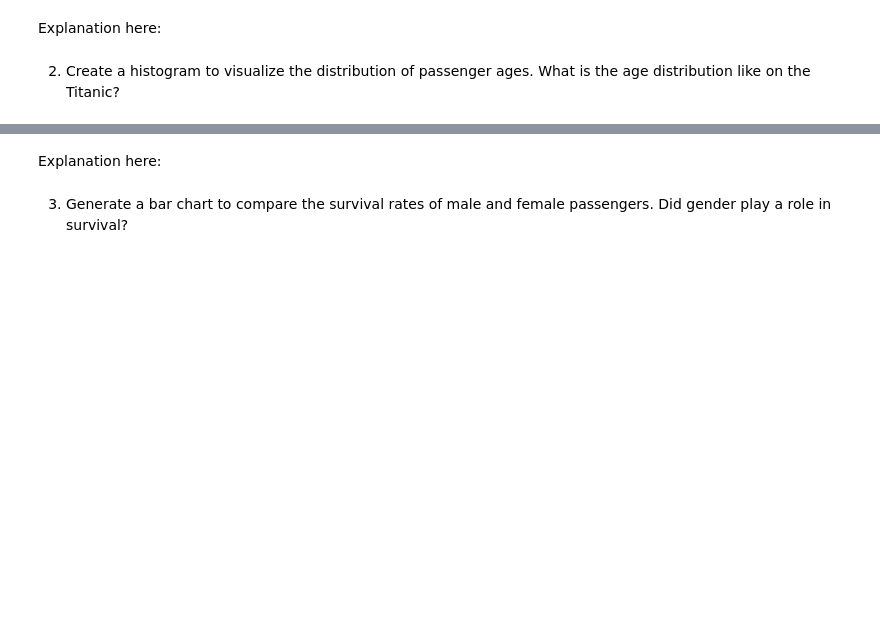
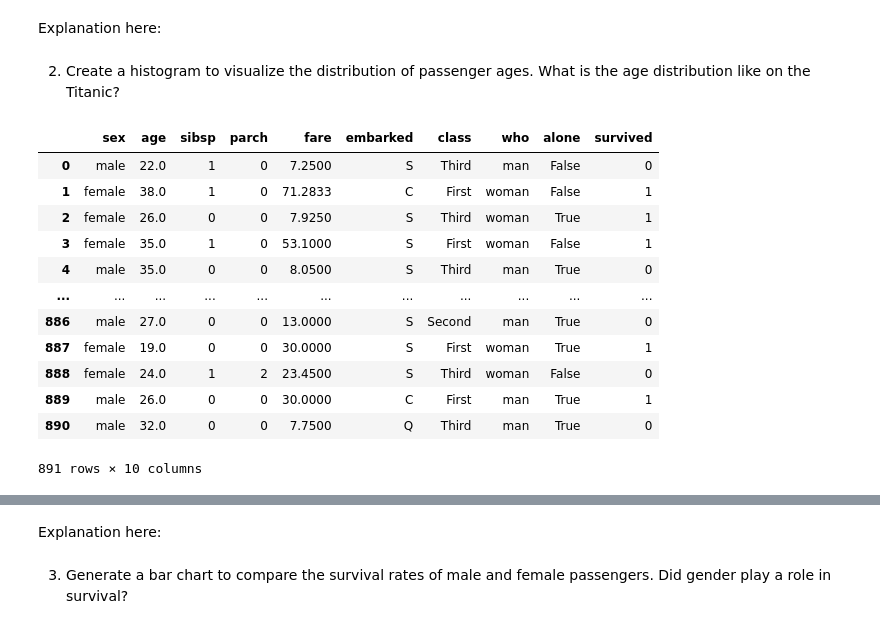
Before and after one commit to AvRob0/Avrob0.github.io, a Jupyter notebook: Week_4_Assignment_4_1.ipynb, the cells around one changed output, grey strips where cells are left out. Saved outputs shown, nothing was run; the diff lists cells and outputs as text; code cells hidden in the pictures; blank space fills up the shorter version.

```diff
--- a/Week_4_Assignment_4_1.ipynb
+++ b/Week_4_Assignment_4_1.ipynb
@@ -52,8 +53,35 @@ Explanation here:
 # %%
 # I put the titanic datafile into the variable titanic_db_2
 titanic_db_2 = pd.read_csv('Titanic.csv')
 titanic_db_2
+
+
 # Since the titanic database have missing data I will replace the missing values with the median of each class
-median_age = titanic_db_2.groupby(['class', 'sex']).mean()['age'].reset_indexes()
-titanic_db_2 = pd.merge(titanic_db_2, median_age, on=['class', 'sex'], how='left')
-titanic_db_2['age'].fillna((titanic_db_2['age'].median()), inplace=True)
+
+# Calculate the median age for each class
+median_age = titanic_db_2.groupby('class')['age'].median().reset_index()
+
+# Merge the median age back into the original DataFrame
+titanic_db_2 = pd.merge(titanic_db_2, median_age, on='class', how='left', suffixes=('', '_median'))
+
+# Fill missing ages with the median age for the corresponding class
+titanic_db_2['age'].fillna(titanic_db_2['age_median'], inplace=True)
+
+# Drop the temporary median age column
+titanic_db_2.drop('age_median', axis=1, inplace=True)
+
+titanic_db_2
+# %% [output]
+|  | sex | age | sibsp | parch | fare | embarked | class | who | alone | survived |
+| 0 | male | 22.0 | 1 | 0 | 7.2500 | S | Third | man | False | 0 |
+| 1 | female | 38.0 | 1 | 0 | 71.2833 | C | First | woman | False | 1 |
+| 2 | female | 26.0 | 0 | 0 | 7.9250 | S | Third | woman | True | 1 |
+| 3 | female | 35.0 | 1 | 0 | 53.1000 | S | First | woman | False | 1 |
+| 4 | male | 35.0 | 0 | 0 | 8.0500 | S | Third | man | True | 0 |
+| ... | ... | ... | ... | ... | ... | ... | ... | ... | ... | ... |
+| 886 | male | 27.0 | 0 | 0 | 13.0000 | S | Second | man | True | 0 |
+| 887 | female | 19.0 | 0 | 0 | 30.0000 | S | First | woman | True | 1 |
+| 888 | female | 24.0 | 1 | 2 | 23.4500 | S | Third | woman | False | 0 |
+| 889 | male | 26.0 | 0 | 0 | 30.0000 | C | First | man | True | 1 |
+| 890 | male | 32.0 | 0 | 0 | 7.7500 | Q | Third | man | True | 0 |
+891 rows × 10 columns
```
Also changed, not shown: parts of 5 cells of this notebook.
